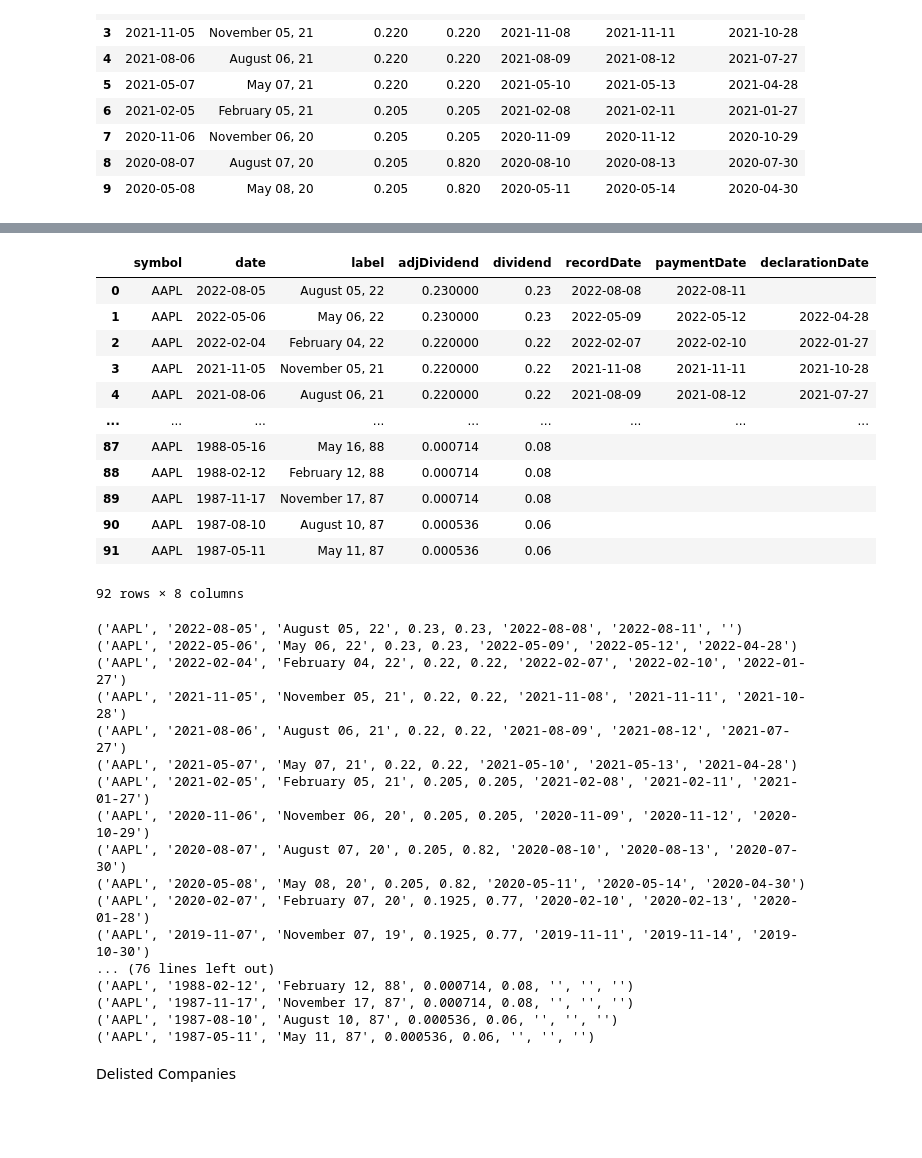
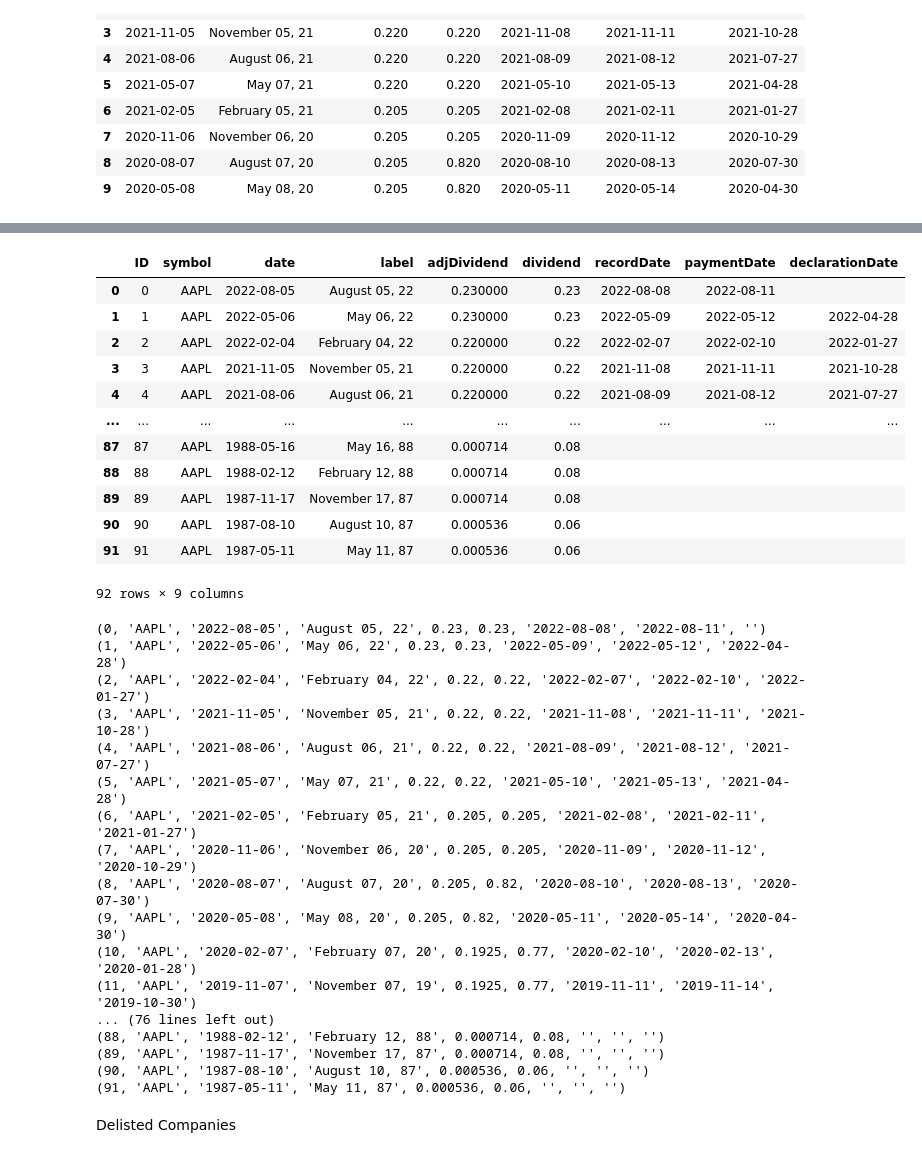
Before and after one commit to kenpurin/FMP_API, a Jupyter notebook: code_de_for_FMP.ipynb, the cells around one changed output, grey strips where cells are left out. Cells and saved outputs as stored; diff of their text form; code cells hidden in the pictures; blank space fills up the shorter version.

```diff
--- a/code_de_for_FMP.ipynb
+++ b/code_de_for_FMP.ipynb
@@ -152,39 +152,44 @@ memory usage: 5.2+ KB
 a=[]
 for i in range(len(data_hd['historical'])):
   a.append(data_hd['symbol'])
+
+#สร้าง ID
+L = [i for i in range (len(data_hd['historical'])) ]
 # %%
-#สร้าง columns ของ symbol เพื่อใส่ระบุชื่อของหุ้น
+#สร้าง columns ของ symbol เพื่อใส่ระบุชื่อของหุ้น และ ID
 df2 = pd.DataFrame(a,columns=['symbol'])
+df3 = pd.DataFrame(L,columns=['ID'])
 # %%
 #concat รวมกัน
-df3=pd.concat([df2, df_hd],axis=1)
-df3
+df4 = pd.concat([df3, df2],axis=1)
+df4 = pd.concat([df4, df_hd],axis=1)
+df4
 # %% [output]
-|  | symbol | date | label | adjDividend | dividend | recordDate | paymentDate | declarationDate |
-| 0 | AAPL | 2022-08-05 | August 05, 22 | 0.230000 | 0.23 | 2022-08-08 | 2022-08-11 |  |
-| 1 | AAPL | 2022-05-06 | May 06, 22 | 0.230000 | 0.23 | 2022-05-09 | 2022-05-12 | 2022-04-28 |
-| 2 | AAPL | 2022-02-04 | February 04, 22 | 0.220000 | 0.22 | 2022-02-07 | 2022-02-10 | 2022-01-27 |
-| 3 | AAPL | 2021-11-05 | November 05, 21 | 0.220000 | 0.22 | 2021-11-08 | 2021-11-11 | 2021-10-28 |
-| 4 | AAPL | 2021-08-06 | August 06, 21 | 0.220000 | 0.22 | 2021-08-09 | 2021-08-12 | 2021-07-27 |
-| ... | ... | ... | ... | ... | ... | ... | ... | ... |
-| 87 | AAPL | 1988-05-16 | May 16, 88 | 0.000714 | 0.08 |  |  |  |
-| 88 | AAPL | 1988-02-12 | February 12, 88 | 0.000714 | 0.08 |  |  |  |
-| 89 | AAPL | 1987-11-17 | November 17, 87 | 0.000714 | 0.08 |  |  |  |
-| 90 | AAPL | 1987-08-10 | August 10, 87 | 0.000536 | 0.06 |  |  |  |
-| 91 | AAPL | 1987-05-11 | May 11, 87 | 0.000536 | 0.06 |  |  |  |
+|  | ID | symbol | date | label | adjDividend | dividend | recordDate | paymentDate | declarationDate |
+| 0 | 0 | AAPL | 2022-08-05 | August 05, 22 | 0.230000 | 0.23 | 2022-08-08 | 2022-08-11 |  |
+| 1 | 1 | AAPL | 2022-05-06 | May 06, 22 | 0.230000 | 0.23 | 2022-05-09 | 2022-05-12 | 2022-04-28 |
+| 2 | 2 | AAPL | 2022-02-04 | February 04, 22 | 0.220000 | 0.22 | 2022-02-07 | 2022-02-10 | 2022-01-27 |
+| 3 | 3 | AAPL | 2021-11-05 | November 05, 21 | 0.220000 | 0.22 | 2021-11-08 | 2021-11-11 | 2021-10-28 |
+| 4 | 4 | AAPL | 2021-08-06 | August 06, 21 | 0.220000 | 0.22 | 2021-08-09 | 2021-08-12 | 2021-07-27 |
+| ... | ... | ... | ... | ... | ... | ... | ... | ... | ... |
+| 87 | 87 | AAPL | 1988-05-16 | May 16, 88 | 0.000714 | 0.08 |  |  |  |
+| 88 | 88 | AAPL | 1988-02-12 | February 12, 88 | 0.000714 | 0.08 |  |  |  |
+| 89 | 89 | AAPL | 1987-11-17 | November 17, 87 | 0.000714 | 0.08 |  |  |  |
+| 90 | 90 | AAPL | 1987-08-10 | August 10, 87 | 0.000536 | 0.06 |  |  |  |
+| 91 | 91 | AAPL | 1987-05-11 | May 11, 87 | 0.000536 | 0.06 |  |  |  |
-92 rows × 8 columns
+92 rows × 9 columns
 # %%
-#เขียนข้อมูลจาก DataFrame ลง Databases ด้วย SQLite
+#เขียนข้อมูลจาก DataFrame ลง Databases ด้วย Sqlite
 import sqlite3
 
 conn = sqlite3.connect('test_database1.db')
 c = conn.cursor()
 
 #สร้าง database พร้อมตัวสอบไฟล์ ถ้ายังไม่มีชื่อ table ก็สร้างได้ทันที
-c.execute('CREATE TABLE IF NOT EXISTS test (symbol, date ,label,adjDividend,dividend,recordDate,paymentDate,declarationDate)')
+c.execute('CREATE TABLE IF NOT EXISTS test (ID,symbol, date ,label,adjDividend,dividend,recordDate,paymentDate,declarationDate)')
 conn.commit()
 
-df3.to_sql('test', conn, if_exists='replace', index = False)
+df4.to_sql('test', conn, if_exists='replace', index = False)
 
 c.execute('''
 SELECT * FROM test
@@ -194,23 +199,23 @@ for row in c.fetchall():
     print (row)
 conn.close()
 # %% [output]
-('AAPL', '2022-08-05', 'August 05, 22', 0.23, 0.23, '2022-08-08', '2022-08-11', '')
-('AAPL', '2022-05-06', 'May 06, 22', 0.23, 0.23, '2022-05-09', '2022-05-12', '2022-04-28')
-('AAPL', '2022-02-04', 'February 04, 22', 0.22, 0.22, '2022-02-07', '2022-02-10', '2022-01-27')
-('AAPL', '2021-11-05', 'November 05, 21', 0.22, 0.22, '2021-11-08', '2021-11-11', '2021-10-28')
-('AAPL', '2021-08-06', 'August 06, 21', 0.22, 0.22, '2021-08-09', '2021-08-12', '2021-07-27')
-('AAPL', '2021-05-07', 'May 07, 21', 0.22, 0.22, '2021-05-10', '2021-05-13', '2021-04-28')
-('AAPL', '2021-02-05', 'February 05, 21', 0.205, 0.205, '2021-02-08', '2021-02-11', '2021-01-27')
-('AAPL', '2020-11-06', 'November 06, 20', 0.205, 0.205, '2020-11-09', '2020-11-12', '2020-10-29')
-('AAPL', '2020-08-07', 'August 07, 20', 0.205, 0.82, '2020-08-10', '2020-08-13', '2020-07-30')
-('AAPL', '2020-05-08', 'May 08, 20', 0.205, 0.82, '2020-05-11', '2020-05-14', '2020-04-30')
-('AAPL', '2020-02-07', 'February 07, 20', 0.1925, 0.77, '2020-02-10', '2020-02-13', '2020-01-28')
-('AAPL', '2019-11-07', 'November 07, 19', 0.1925, 0.77, '2019-11-11', '2019-11-14', '2019-10-30')
+(0, 'AAPL', '2022-08-05', 'August 05, 22', 0.23, 0.23, '2022-08-08', '2022-08-11', '')
+(1, 'AAPL', '2022-05-06', 'May 06, 22', 0.23, 0.23, '2022-05-09', '2022-05-12', '2022-04-28')
+(2, 'AAPL', '2022-02-04', 'February 04, 22', 0.22, 0.22, '2022-02-07', '2022-02-10', '2022-01-27')
+(3, 'AAPL', '2021-11-05', 'November 05, 21', 0.22, 0.22, '2021-11-08', '2021-11-11', '2021-10-28')
+(4, 'AAPL', '2021-08-06', 'August 06, 21', 0.22, 0.22, '2021-08-09', '2021-08-12', '2021-07-27')
+(5, 'AAPL', '2021-05-07', 'May 07, 21', 0.22, 0.22, '2021-05-10', '2021-05-13', '2021-04-28')
+(6, 'AAPL', '2021-02-05', 'February 05, 21', 0.205, 0.205, '2021-02-08', '2021-02-11', '2021-01-27')
+(7, 'AAPL', '2020-11-06', 'November 06, 20', 0.205, 0.205, '2020-11-09', '2020-11-12', '2020-10-29')
+(8, 'AAPL', '2020-08-07', 'August 07, 20', 0.205, 0.82, '2020-08-10', '2020-08-13', '2020-07-30')
+(9, 'AAPL', '2020-05-08', 'May 08, 20', 0.205, 0.82, '2020-05-11', '2020-05-14', '2020-04-30')
+(10, 'AAPL', '2020-02-07', 'February 07, 20', 0.1925, 0.77, '2020-02-10', '2020-02-13', '2020-01-28')
+(11, 'AAPL', '2019-11-07', 'November 07, 19', 0.1925, 0.77, '2019-11-11', '2019-11-14', '2019-10-30')
 ... (76 lines left out)
-('AAPL', '1988-02-12', 'February 12, 88', 0.000714, 0.08, '', '', '')
-('AAPL', '1987-11-17', 'November 17, 87', 0.000714, 0.08, '', '', '')
-('AAPL', '1987-08-10', 'August 10, 87', 0.000536, 0.06, '', '', '')
-('AAPL', '1987-05-11', 'May 11, 87', 0.000536, 0.06, '', '', '')
+(88, 'AAPL', '1988-02-12', 'February 12, 88', 0.000714, 0.08, '', '', '')
+(89, 'AAPL', '1987-11-17', 'November 17, 87', 0.000714, 0.08, '', '', '')
+(90, 'AAPL', '1987-08-10', 'August 10, 87', 0.000536, 0.06, '', '', '')
+(91, 'AAPL', '1987-05-11', 'May 11, 87', 0.000536, 0.06, '', '', '')
 # %% [markdown]
 Delisted Companies
 # %%
```
Also changed, not shown: parts of 7 cells of this notebook.
